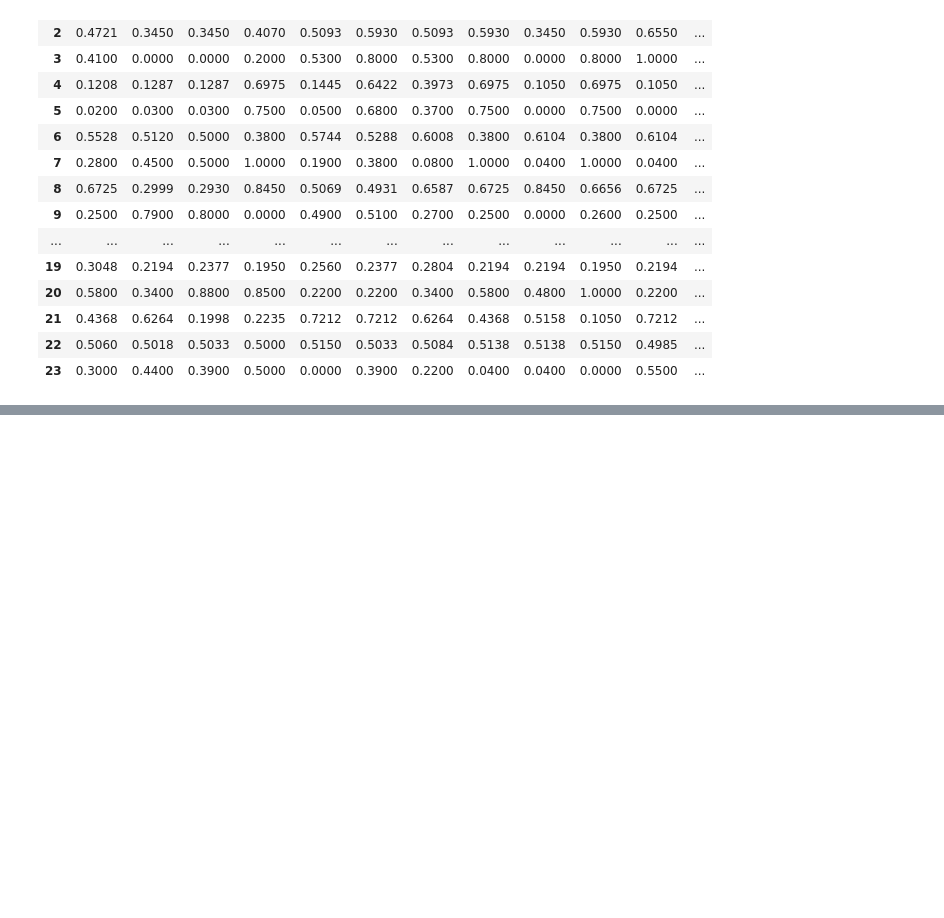
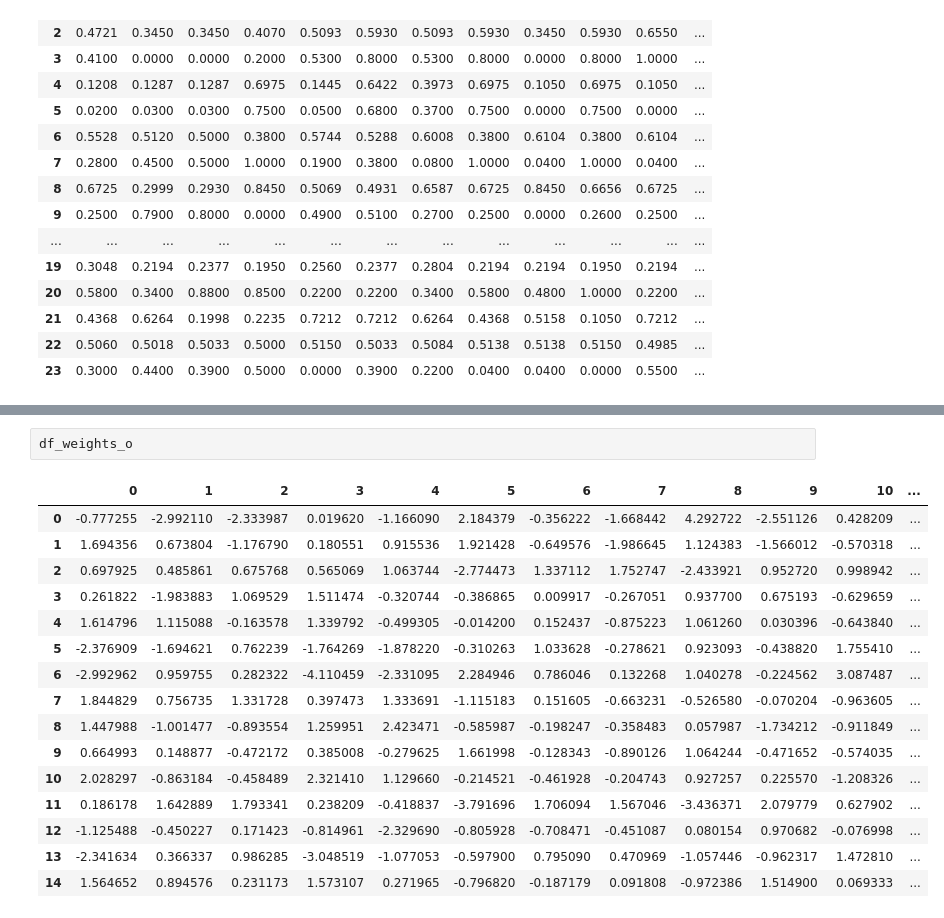
Before and after one commit to Ishikawa7/neural-network-with-fuzzified-inverter, a Jupyter notebook: fuzzified_inverter_modern_TF.ipynb, the cells around one changed output, grey strips where cells are left out. Drawn from its saved outputs; the diff is of its cells as text; blank space fills up the shorter version.

```diff
--- a/fuzzified_inverter_modern_TF.ipynb
+++ b/fuzzified_inverter_modern_TF.ipynb
@@ -107,0 +127,19 @@ sns.lineplot(x='epoch', y='loss', data=hist)
+# %%
+df_weights_o
+# %% [output]
+|  | 0 | 1 | 2 | 3 | 4 | 5 | 6 | 7 | 8 | 9 | 10 | ... |
+| 0 | -0.777255 | -2.992110 | -2.333987 | 0.019620 | -1.166090 | 2.184379 | -0.356222 | -1.668442 | 4.292722 | -2.551126 | 0.428209 | ... |
+| 1 | 1.694356 | 0.673804 | -1.176790 | 0.180551 | 0.915536 | 1.921428 | -0.649576 | -1.986645 | 1.124383 | -1.566012 | -0.570318 | ... |
+| 2 | 0.697925 | 0.485861 | 0.675768 | 0.565069 | 1.063744 | -2.774473 | 1.337112 | 1.752747 | -2.433921 | 0.952720 | 0.998942 | ... |
+| 3 | 0.261822 | -1.983883 | 1.069529 | 1.511474 | -0.320744 | -0.386865 | 0.009917 | -0.267051 | 0.937700 | 0.675193 | -0.629659 | ... |
+| 4 | 1.614796 | 1.115088 | -0.163578 | 1.339792 | -0.499305 | -0.014200 | 0.152437 | -0.875223 | 1.061260 | 0.030396 | -0.643840 | ... |
+| 5 | -2.376909 | -1.694621 | 0.762239 | -1.764269 | -1.878220 | -0.310263 | 1.033628 | -0.278621 | 0.923093 | -0.438820 | 1.755410 | ... |
+| 6 | -2.992962 | 0.959755 | 0.282322 | -4.110459 | -2.331095 | 2.284946 | 0.786046 | 0.132268 | 1.040278 | -0.224562 | 3.087487 | ... |
+| 7 | 1.844829 | 0.756735 | 1.331728 | 0.397473 | 1.333691 | -1.115183 | 0.151605 | -0.663231 | -0.526580 | -0.070204 | -0.963605 | ... |
+| 8 | 1.447988 | -1.001477 | -0.893554 | 1.259951 | 2.423471 | -0.585987 | -0.198247 | -0.358483 | 0.057987 | -1.734212 | -0.911849 | ... |
+| 9 | 0.664993 | 0.148877 | -0.472172 | 0.385008 | -0.279625 | 1.661998 | -0.128343 | -0.890126 | 1.064244 | -0.471652 | -0.574035 | ... |
+| 10 | 2.028297 | -0.863184 | -0.458489 | 2.321410 | 1.129660 | -0.214521 | -0.461928 | -0.204743 | 0.927257 | 0.225570 | -1.208326 | ... |
+| 11 | 0.186178 | 1.642889 | 1.793341 | 0.238209 | -0.418837 | -3.791696 | 1.706094 | 1.567046 | -3.436371 | 2.079779 | 0.627902 | ... |
+| 12 | -1.125488 | -0.450227 | 0.171423 | -0.814961 | -2.329690 | -0.805928 | -0.708471 | -0.451087 | 0.080154 | 0.970682 | -0.076998 | ... |
+| 13 | -2.341634 | 0.366337 | 0.986285 | -3.048519 | -1.077053 | -0.597900 | 0.795090 | 0.470969 | -1.057446 | -0.962317 | 1.472810 | ... |
+| 14 | 1.564652 | 0.894576 | 0.231173 | 1.573107 | 0.271965 | -0.796820 | -0.187179 | 0.091808 | -0.972386 | 1.514900 | 0.069333 | ... |
```
Also changed, not shown: parts of 8 cells of this notebook, 2 other files.
